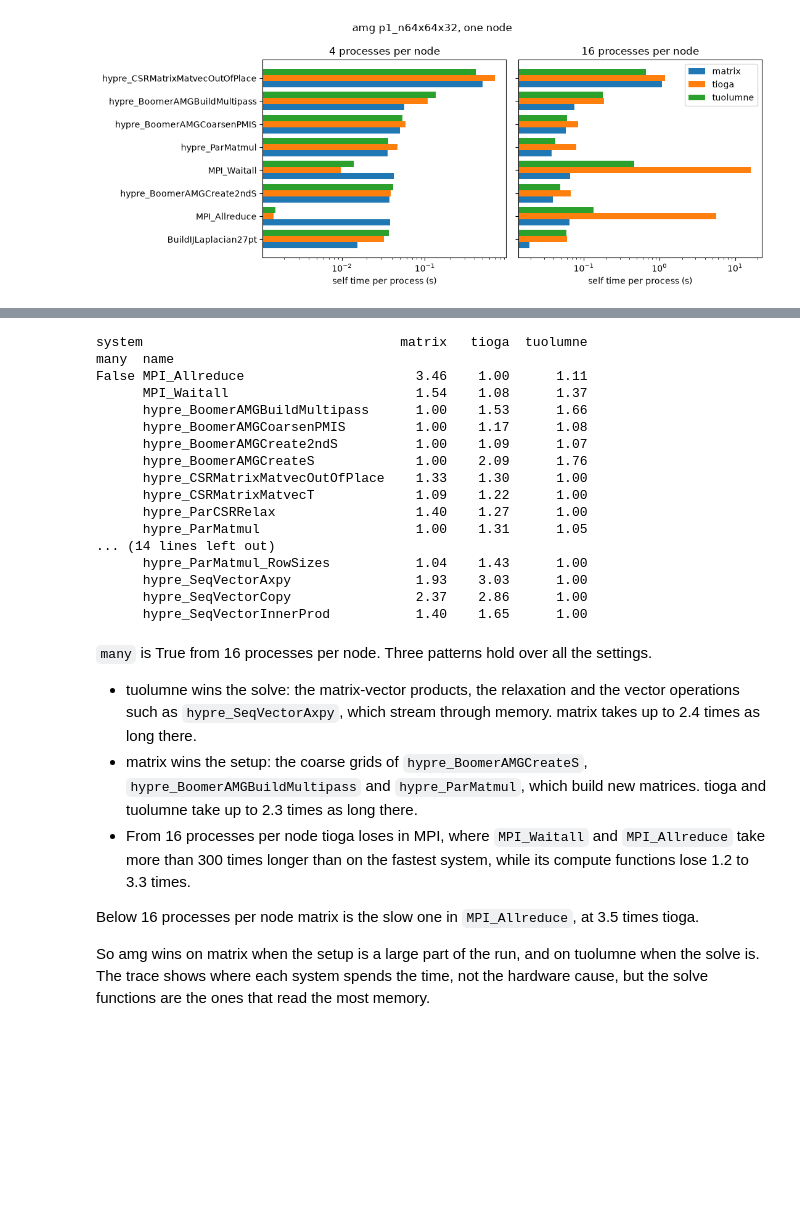
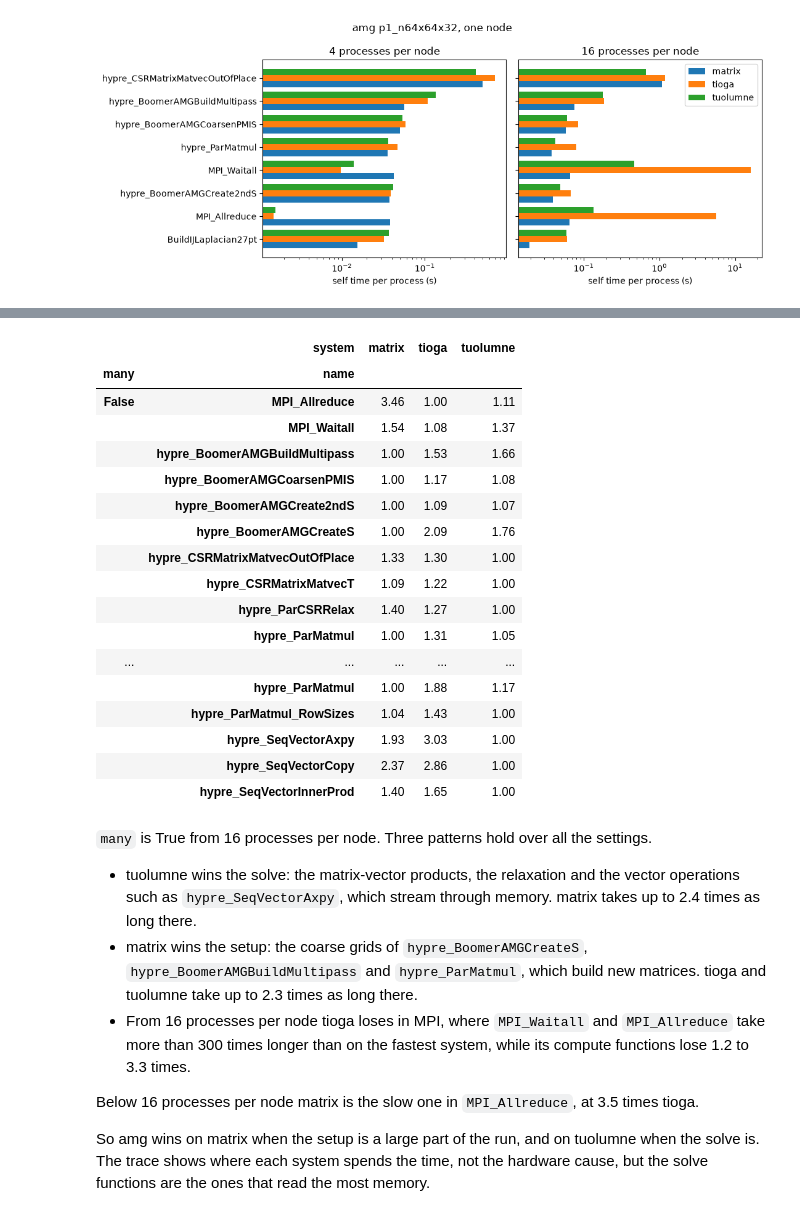
Before and after one commit to rayandrew/genesis-analysis, a Jupyter notebook: notebooks/08-compare-the-systems.ipynb, the cells around one changed output, grey strips where cells are left out. Saved outputs shown, nothing was run; the diff lists cells and outputs as text; code cells hidden in the pictures; blank space fills up the shorter version.

Commit message:
docs(notebooks): show tables with display instead of print

```diff
--- a/notebooks/08-compare-the-systems.ipynb
+++ b/notebooks/08-compare-the-systems.ipynb
@@ -192,31 +192,32 @@ Repeat the comparison for every setting that ran on all three systems, divide ea
 # %%
 keep = DataFrame.from_pandas(common[setting])
 info = runs.merge(keep, on=setting)
 fn = per_function(info["run"].to_pandas().tolist(), info[["run", "system", *setting]]).to_pandas()
 wide = fn.pivot_table(values="self_pp", index=[*setting, "name"], columns="system").dropna()
 rel = wide[SYSTEMS].div(wide[SYSTEMS].min(axis=1), axis=0)
 rel["many"] = wide.index.get_level_values("ppn") >= 16
 top = wide.groupby("name")["matrix"].sum().nlargest(14).index
 table = rel[rel.index.get_level_values("name").isin(top)].groupby(["many", "name"])[SYSTEMS].median()
-print(table.round(2))
+display(table.round(2))
 # %% [output]
-system                                 matrix   tioga  tuolumne
-many  name
-False MPI_Allreduce                      3.46    1.00      1.11
-      MPI_Waitall                        1.54    1.08      1.37
-      hypre_BoomerAMGBuildMultipass      1.00    1.53      1.66
-      hypre_BoomerAMGCoarsenPMIS         1.00    1.17      1.08
-      hypre_BoomerAMGCreate2ndS          1.00    1.09      1.07
-      hypre_BoomerAMGCreateS             1.00    2.09      1.76
-      hypre_CSRMatrixMatvecOutOfPlace    1.33    1.30      1.00
-      hypre_CSRMatrixMatvecT             1.09    1.22      1.00
-      hypre_ParCSRRelax                  1.40    1.27      1.00
-      hypre_ParMatmul                    1.00    1.31      1.05
-... (14 lines left out)
-      hypre_ParMatmul_RowSizes           1.04    1.43      1.00
-      hypre_SeqVectorAxpy                1.93    3.03      1.00
-      hypre_SeqVectorCopy                2.37    2.86      1.00
-      hypre_SeqVectorInnerProd           1.40    1.65      1.00
+|  | system | matrix | tioga | tuolumne |
+| many | name |  |  |  |
+| False | MPI_Allreduce | 3.46 | 1.00 | 1.11 |
+|  | MPI_Waitall | 1.54 | 1.08 | 1.37 |
+|  | hypre_BoomerAMGBuildMultipass | 1.00 | 1.53 | 1.66 |
+|  | hypre_BoomerAMGCoarsenPMIS | 1.00 | 1.17 | 1.08 |
+|  | hypre_BoomerAMGCreate2ndS | 1.00 | 1.09 | 1.07 |
+|  | hypre_BoomerAMGCreateS | 1.00 | 2.09 | 1.76 |
+|  | hypre_CSRMatrixMatvecOutOfPlace | 1.33 | 1.30 | 1.00 |
+|  | hypre_CSRMatrixMatvecT | 1.09 | 1.22 | 1.00 |
+|  | hypre_ParCSRRelax | 1.40 | 1.27 | 1.00 |
+|  | hypre_ParMatmul | 1.00 | 1.31 | 1.05 |
+| ... | ... | ... | ... | ... |
+|  | hypre_ParMatmul | 1.00 | 1.88 | 1.17 |
+|  | hypre_ParMatmul_RowSizes | 1.04 | 1.43 | 1.00 |
+|  | hypre_SeqVectorAxpy | 1.93 | 3.03 | 1.00 |
+|  | hypre_SeqVectorCopy | 2.37 | 2.86 | 1.00 |
+|  | hypre_SeqVectorInnerProd | 1.40 | 1.65 | 1.00 |
 # %% [markdown]
 `many` is True from 16 processes per node.
 Three patterns hold over all the settings.
```
Also changed, not shown: parts of 3 cells of this notebook, 13 other files.
